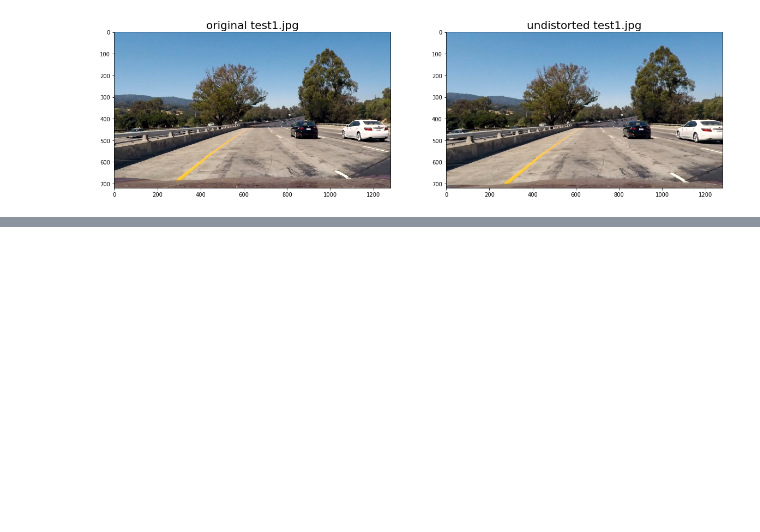
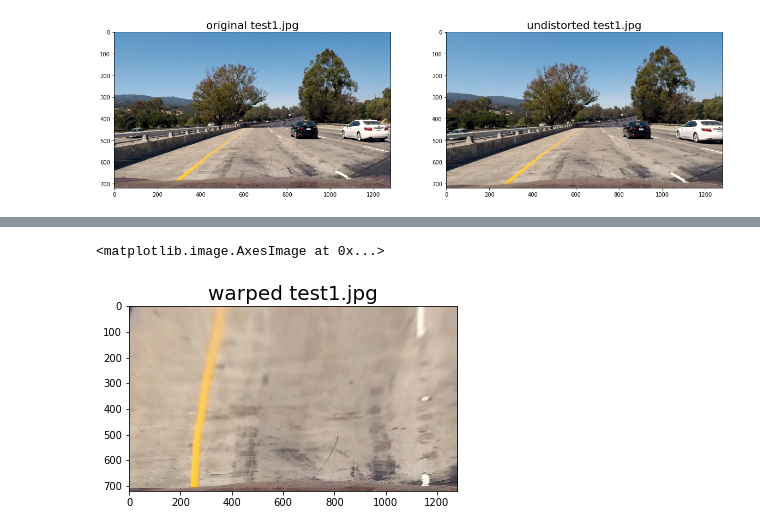
Before and after one commit to hyo009/CarND-Advanced-Lane-Lines-P4, a Jupyter notebook: Untitled.ipynb, the cells around one changed output, grey strips where cells are left out. Saved outputs shown, nothing was run; the diff lists cells and outputs as text; code cells hidden in the pictures; blank space fills up the shorter version.

```diff
--- a/Untitled.ipynb
+++ b/Untitled.ipynb
@@ -106,0 +122,40 @@ plt.imshow(undistorted)
+# %%
+# Define a function that takes an image, camera matrix and distortion coefficients
+def corners_unwarp(img, objpoints, imgpoints):
+    # Use calibration() function to remove distortion
+    undistorted = calibration(img, objpoints, imgpoints)
+    # Use hls_select() function to get binary image
+    binary_img = hls_select(undistorted, (140, 255))
+
+    # Grab the image shape
+    img_size = (binary_img.shape[1], binary_img.shape[0])
+    # For source points I'm grabbing the four corners of interested area
+    corners = []
+    corners.append([180,720])
+    corners.append([520,480])
+    corners.append([760,480])
+    corners.append([1150,720])
+    src = np.float32([corners[0], corners[1], corners[2], corners[3]])
+    # For destination points, I'm arbitrarily choosing some points to be
+    # a nice fit for displaying our warped result
+    # again, not exact, but close enough for our purposes
+    dst = np.float32([corners[0], [180, 0], [1150, 0], corners[3]])
+    # Given src and dst points, calculate the perspective transform matrix
+    M = cv2.getPerspectiveTransform(src, dst)
+    # Warp the image using OpenCV warpPerspective()
+    warped = cv2.warpPerspective(undistorted, M, img_size)
+
+    # Return the resulting image and matrix
+    return warped, M
+
+
+# test corners_unwarp() function
+fig = plt.figure(figsize=(20, 15))
+image1 = mpimg.imread('test_images/test1.jpg')
+warped1, M1 = corners_unwarp(image1, objpoints, imgpoints)
+fig.add_subplot(3,3,1)
+plt.title('warped test1.jpg',fontsize=10)
+plt.imshow(warped1, cmap='gray')
+# %% [output]
+<matplotlib.image.AxesImage at 0x...>
+[figure, added]
```
Also changed, not shown: parts of 1 cell of this notebook.
